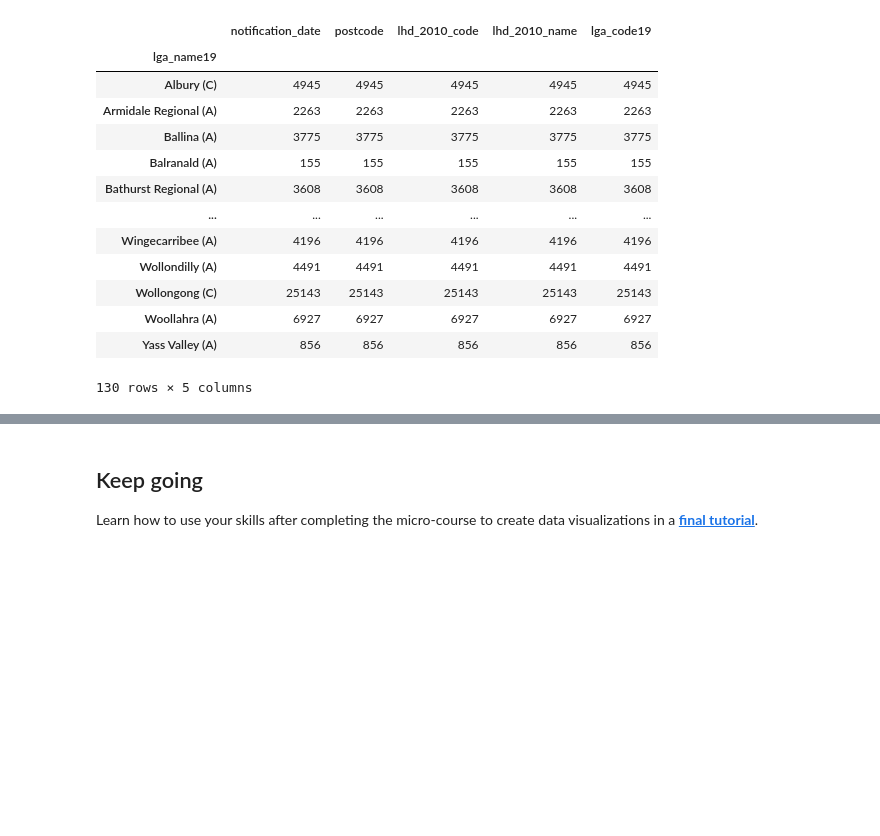
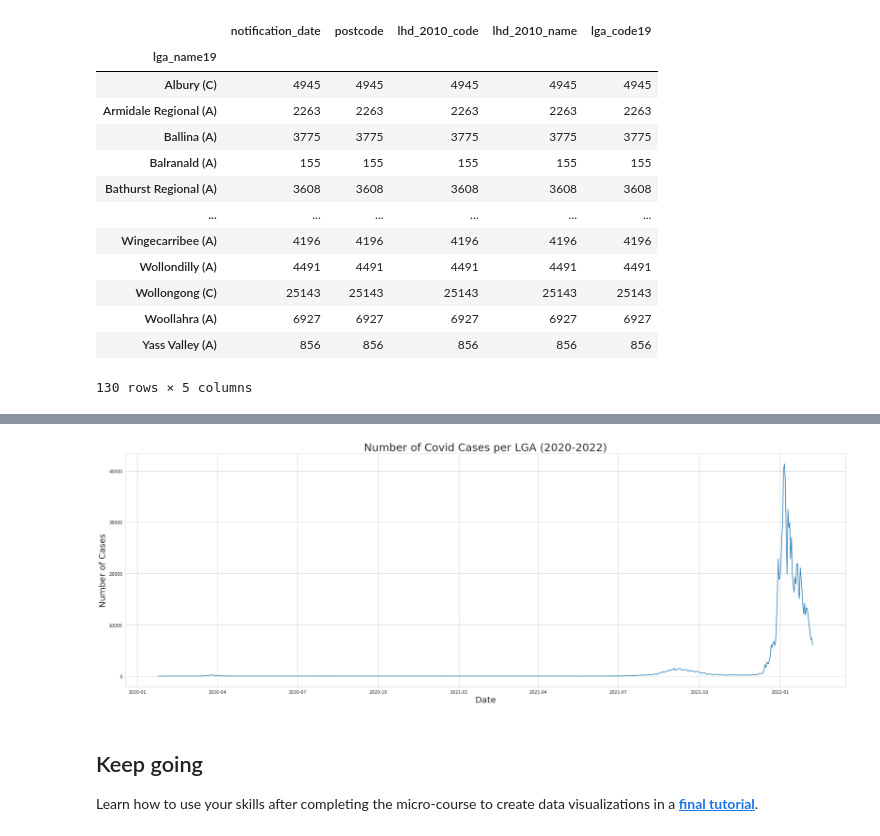
Before and after one commit to andersonlong/kaggle-courses, a Jupyter notebook: exercise-final-project.ipynb, the cells around one changed output, grey strips where cells are left out. Saved outputs shown, nothing was run; the diff lists cells and outputs as text; code cells hidden in the pictures; blank space fills up the shorter version.

```diff
--- a/exercise-final-project.ipynb
+++ b/exercise-final-project.ipynb
@@ -161,0 +164,8 @@ step_4.check()
+# %%
+# Convert dates from string to date-time
+my_data['notification_date'] = pd.to_datetime(my_data['notification_date'], format = '%Y-%m-%d')
+# %%
+# Group cases by date and sum cases for each date
+my_data_groupby_date = my_data.groupby('notification_date').count()
+
+my_data_groupby_date
@@ -162,3 +187,29 @@ step_4.check()
+# %%
+# Create a plot
+plt.figure(figsize=(30,10))
+
+# Set style to whitegrid
+sns.set_style("whitegrid")
+
+# Plot lineplot
+lineplot = sns.lineplot(data=my_data_groupby_date,x='notification_date',y='postcode')
+
+# Set title
+lineplot.set_title("Number of Covid Cases per LGA (2020-2022)",size=25)
+
+# Label axes
+lineplot.set_xlabel("Date", size=20)
+lineplot.set_ylabel("Number of Cases", size=20)
+
+# Set xtick, ytick sizes
+#lineplot.set_xticklabels(lineplot.get_xticks(), size = 10)
+#lineplot.set_yticklabels(lineplot.get_yticks(), size = 10)
+
+
+# Save figure
+plt.savefig('covid_cases_timeseries')
+# %% [output]
+[figure, added]
 # %% [markdown]
 ## Keep going
 
```
Also changed, not shown: parts of 3 cells of this notebook.
